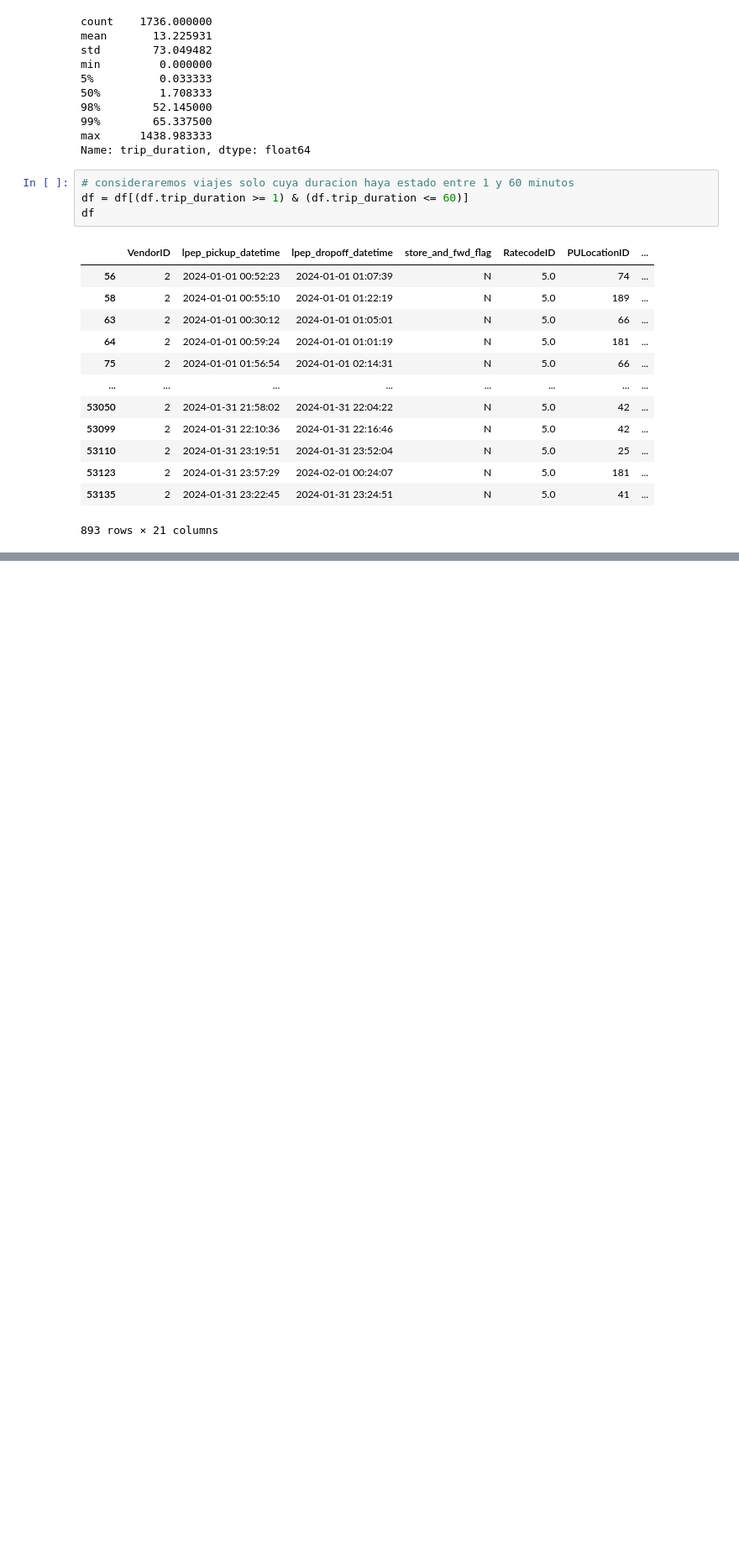
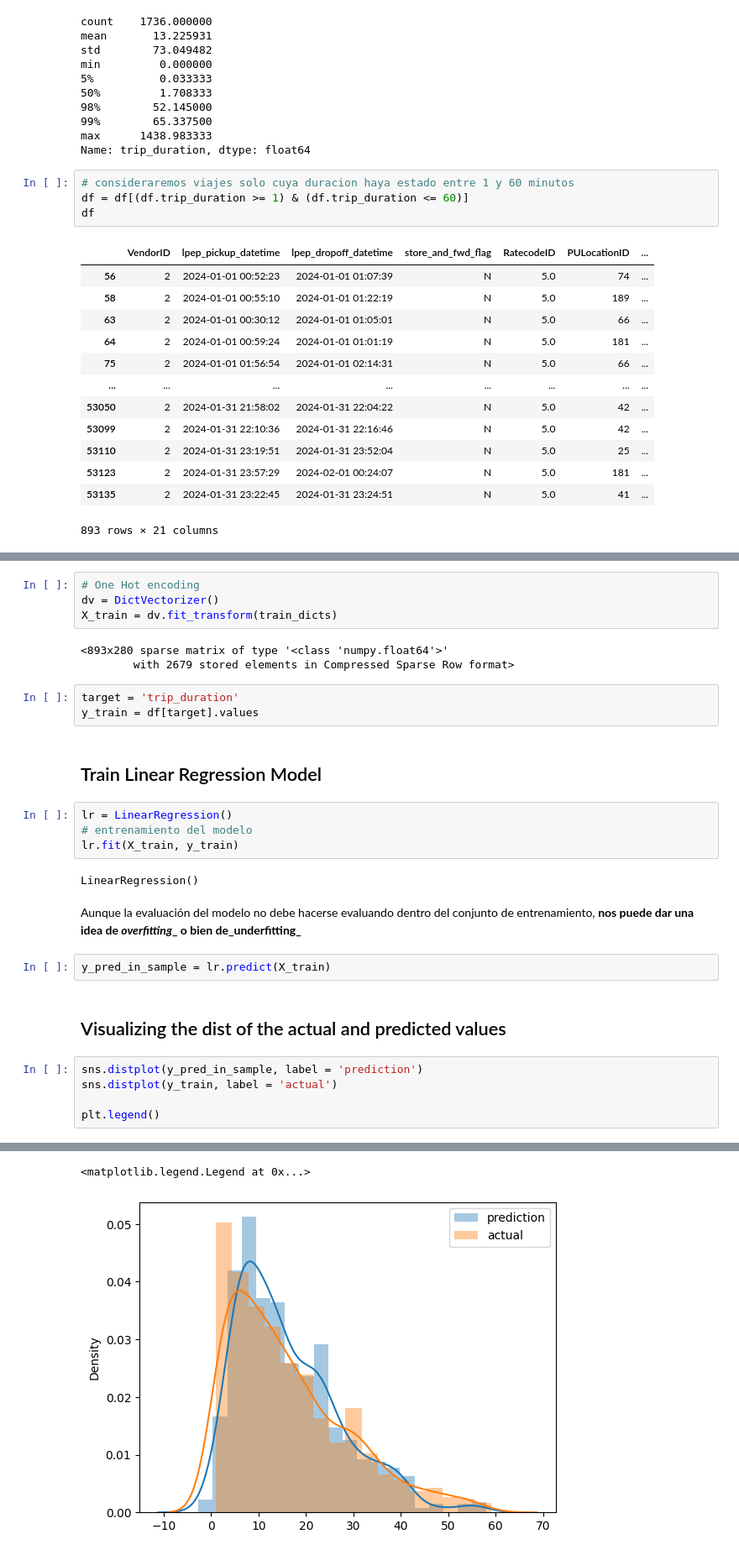
Before and after one commit to David-Damian/mlops-course-hw, a Jupyter notebook: 01-intro/duration_prediction.ipynb, the cells around one changed output, grey strips where cells are left out. Shown at 84% size. Drawn from its saved outputs; the diff is of its cells as text; blank space fills up the shorter version.

Commit message:
base model: linear regression

```diff
--- a/01-intro/duration_prediction.ipynb
+++ b/01-intro/duration_prediction.ipynb
@@ -170,0 +193,30 @@ df = df[]
+# %%
+# One Hot encoding
+dv = DictVectorizer()
+X_train = dv.fit_transform(train_dicts)
+# %% [output]
+<893x280 sparse matrix of type '<class 'numpy.float64'>'
+        with 2679 stored elements in Compressed Sparse Row format>
+# %%
+target = 'trip_duration'
+y_train = df[target].values
+# %% [markdown]
+## Train Linear Regression Model
+# %%
+lr = LinearRegression()
+# entrenamiento del modelo
+lr.fit(X_train, y_train)
+# %% [output]
+LinearRegression()
+# %% [markdown]
+Aunque la evaluación del modelo no debe hacerse evaluando dentro del conjunto de entrenamiento, **nos puede dar una idea de _overfitting__ o bien de_underfitting_**
+# %%
+y_pred_in_sample = lr.predict(X_train)
+# %% [markdown]
+## Visualizing the dist of the actual and predicted values
+# %%
+sns.distplot(y_pred_in_sample, label = 'prediction')
+sns.distplot(y_train, label = 'actual')
+
+plt.legend()
+# %% [output]
@@ -170,0 +242,2 @@ df = df[]
+<matplotlib.legend.Legend at 0x...>
+[figure, added]
```
Also changed, not shown: parts of 12 cells of this notebook.
